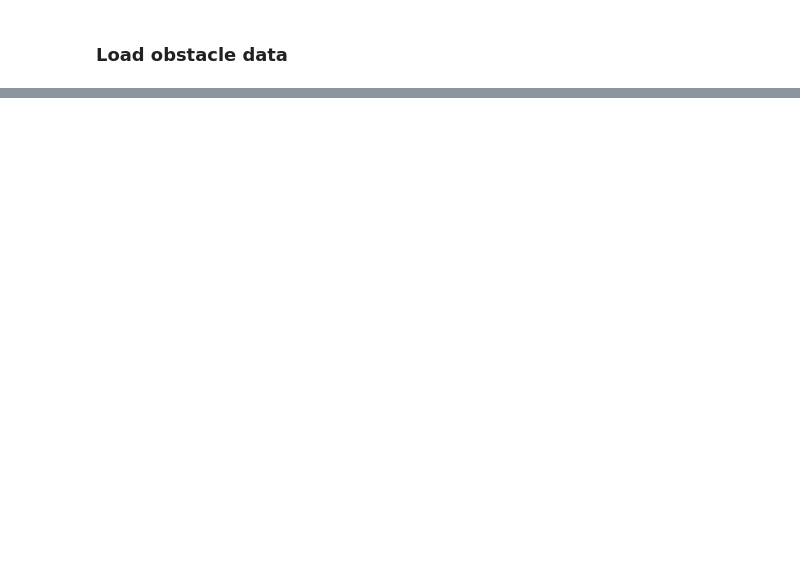
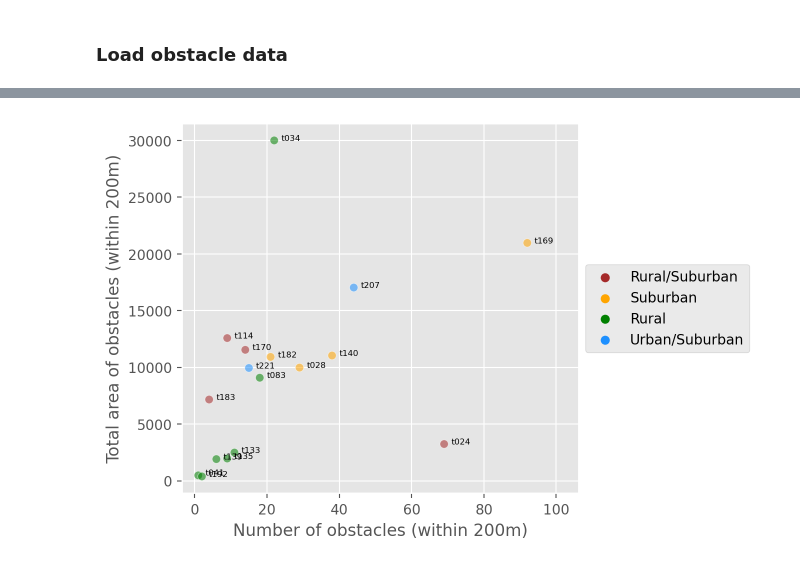
Before and after one commit to NREL/dw-tap, a Jupyter notebook: notebooks/validation/10 Obstacle Characterization.ipynb, the cells around one changed output, grey strips where cells are left out. Saved outputs shown, nothing was run; the diff lists cells and outputs as text; code cells hidden in the pictures; blank space fills up the shorter version.

```diff
--- a/notebooks/validation/10 Obstacle Characterization.ipynb
+++ b/notebooks/validation/10 Obstacle Characterization.ipynb
@@ -146,0 +223,36 @@ ax.set_xlim(xlim[0], xlim[1] * 1.05);
+# %%
+plt.style.use('ggplot')
+
+sns.scatterplot(data=obstacle_specs, \
+                x="Number of obstacles (within 200m)", \
+                y="Total area of obstacles (within 200m)",\
+                hue="Site Type",
+                alpha=0.55,
+                palette=['brown', 'orange', 'green','dodgerblue']
+               );
+
+def label_points(x, y, val, ax):
+    xlim = ax.get_xlim()[1]
+    offset = xlim / 50  # express offest as a fraction of width
+    a = pd.concat({'x': x, 'y': y, 'val': val}, axis=1)
+    for i, point in a.iterrows():
+        ax.text(point['x'] + offset, point['y'], str(point['val']), fontsize=6.0)
+# Increase x axis limit to help include the label for the rightmost point
+ax = plt.gca()
+label_points(obstacle_specs["Number of obstacles (within 200m)"], \
+            obstacle_specs["Total area of obstacles (within 200m)"], \
+            obstacle_specs.tid, \
+            ax)
+xlim = ax.get_xlim()
+ax.set_xlim(xlim[0], xlim[1] * 1.10);
+
+# Shrink current axis by 20%
+box = ax.get_position()
+ax.set_position([box.x0, box.y0, box.width * 0.8, box.height])
+
+# Put a legend to the right of the current axis
+ax.legend(loc='center left', bbox_to_anchor=(1, 0.5))
+
+plt.show()
+# %% [output]
+[figure, added]
```
Also changed, not shown: parts of 7 cells of this notebook.
